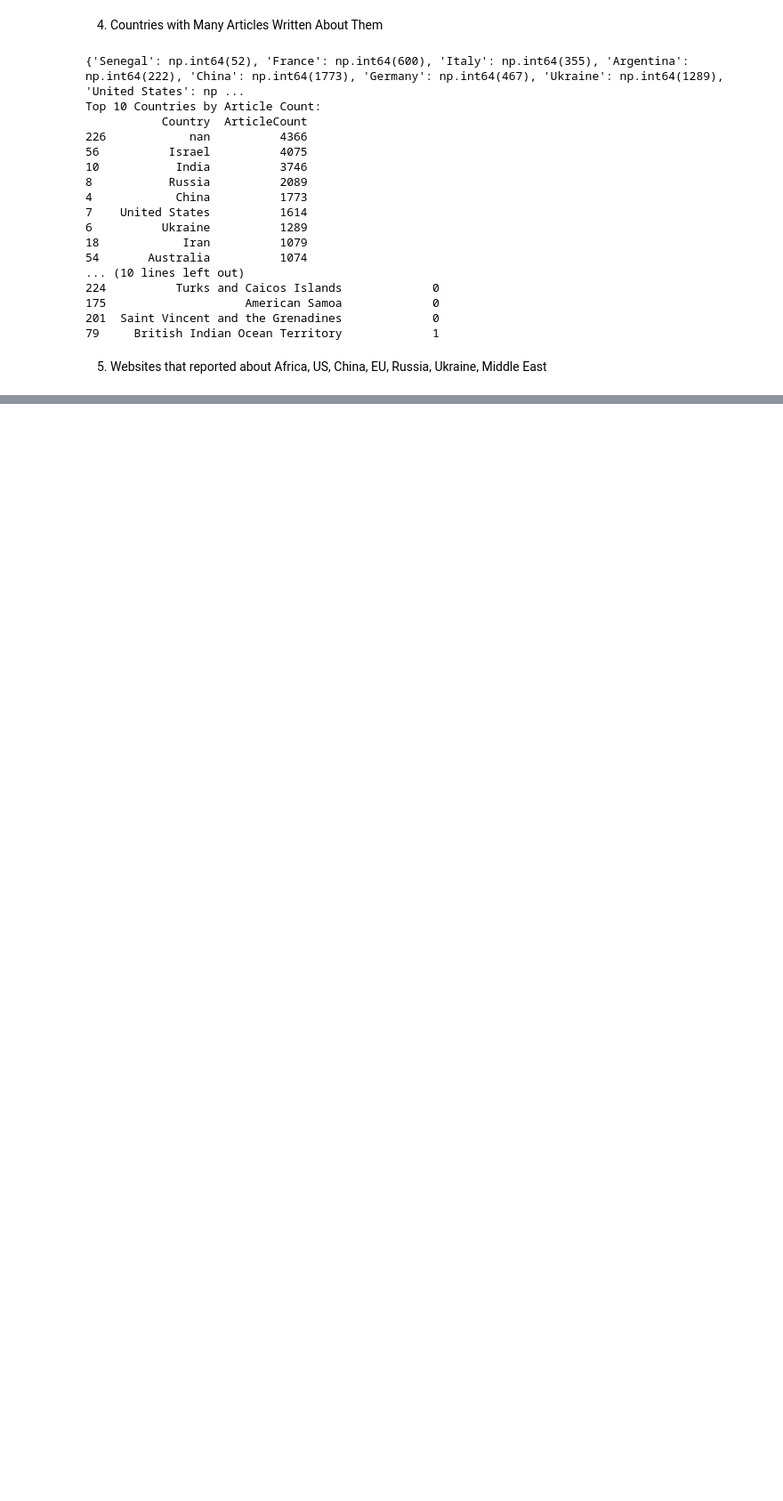
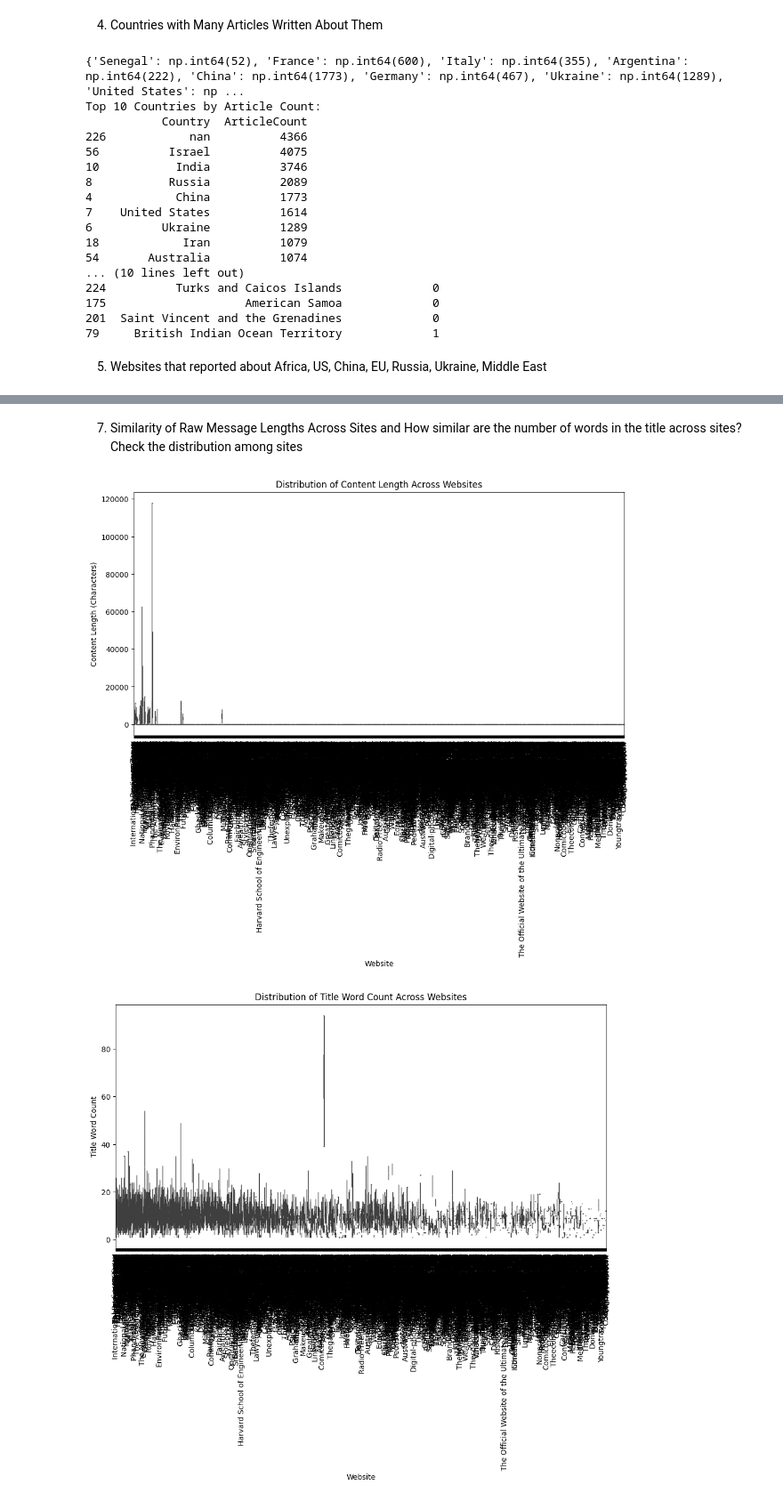
Before and after one commit to ararso1/10Academy-Intensive-Training-Week-0, a Jupyter notebook: notebooks/parse_news_data.ipynb, the cells around one changed output, grey strips where cells are left out. Shown at 89% size. Cells and saved outputs as stored; diff of their text form; code cells hidden in the pictures; blank space fills up the shorter version.

```diff
--- a/notebooks/parse_news_data.ipynb
+++ b/notebooks/parse_news_data.ipynb
@@ -255,0 +292,49 @@ KeyboardInterrupt:
+# %% [markdown]
+7. Similarity of Raw Message Lengths Across Sites and How similar are the number of words in the title across sites? Check the distribution among sites
+# %%
+
+# Ensure that the title and full_content columns are treated as strings and handle missing values
+data_df['title'] = data_df['title'].astype(str)
+data_df['full_content'] = data_df['full_content'].astype(str)
+
+# Similarity of Raw Message Lengths Across Sites
+# Calculate the length of the full content for each article
+data_df['content_length'] = data_df['full_content'].apply(lambda x: len(x) if x else 0)
+
+# Group by source_name to compare distributions
+content_length_distribution = data_df.groupby('source_name')['content_length'].describe()
+
+# Plot the distribution of content length for top websites
+plt.figure(figsize=(12, 6))
+sns.boxplot(x='source_name', y='content_length', data=data_df, showfliers=False)
+plt.title('Distribution of Content Length Across Websites')
+plt.xlabel('Website')
+plt.ylabel('Content Length (Characters)')
+plt.xticks(rotation=90)
+plt.show()
+
+# Similarity of the Number of Words in the Title Across Sites
+# Calculate the number of words in the title for each article
+data_df['title_word_count'] = data_df['title'].apply(lambda x: len(x.split()) if x else 0)
+
+# Group by source_name to compare distributions
+title_word_count_distribution = data_df.groupby('source_name')['title_word_count'].describe()
+
+# Plot the distribution of title word count for top websites
+plt.figure(figsize=(12, 6))
+sns.boxplot(x='source_name', y='title_word_count', data=data_df, showfliers=False)
+plt.title('Distribution of Title Word Count Across Websites')
+plt.xlabel('Website')
+plt.ylabel('Title Word Count')
+plt.xticks(rotation=90)
+plt.show()
+
+# Display descriptive statistics for both analyses
+print("Descriptive Statistics of Content Length Across Sites:")
+print(content_length_distribution)
+
+print("\nDescriptive Statistics of Title Word Count Across Sites:")
+print(title_word_count_distribution)
+# %% [output]
+[figure, added]
+[figure, added]
```
Also changed, not shown: parts of 9 cells of this notebook, 2 other files.
